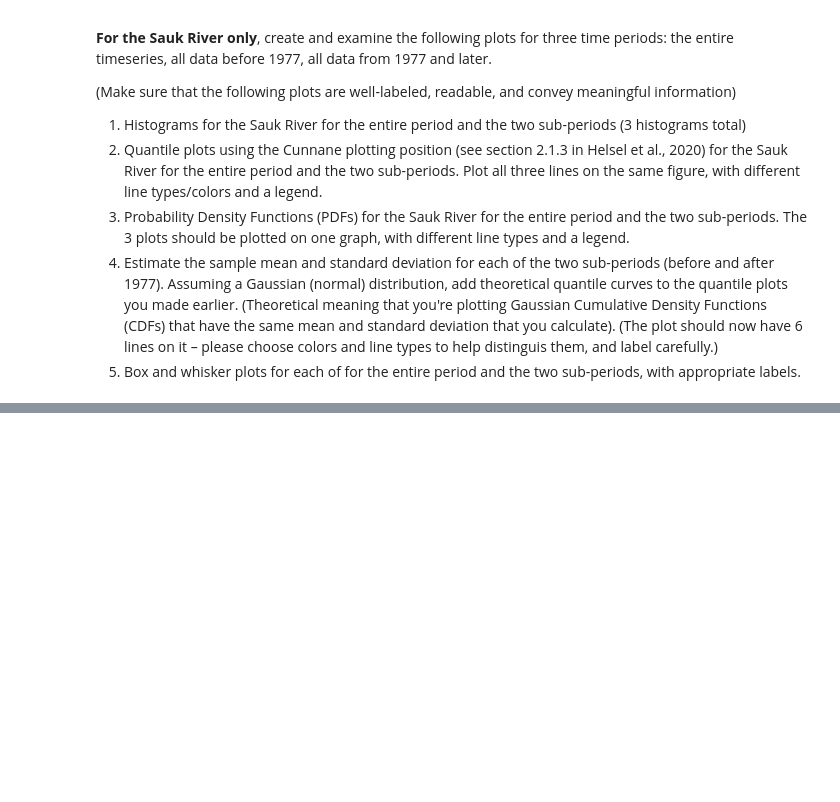
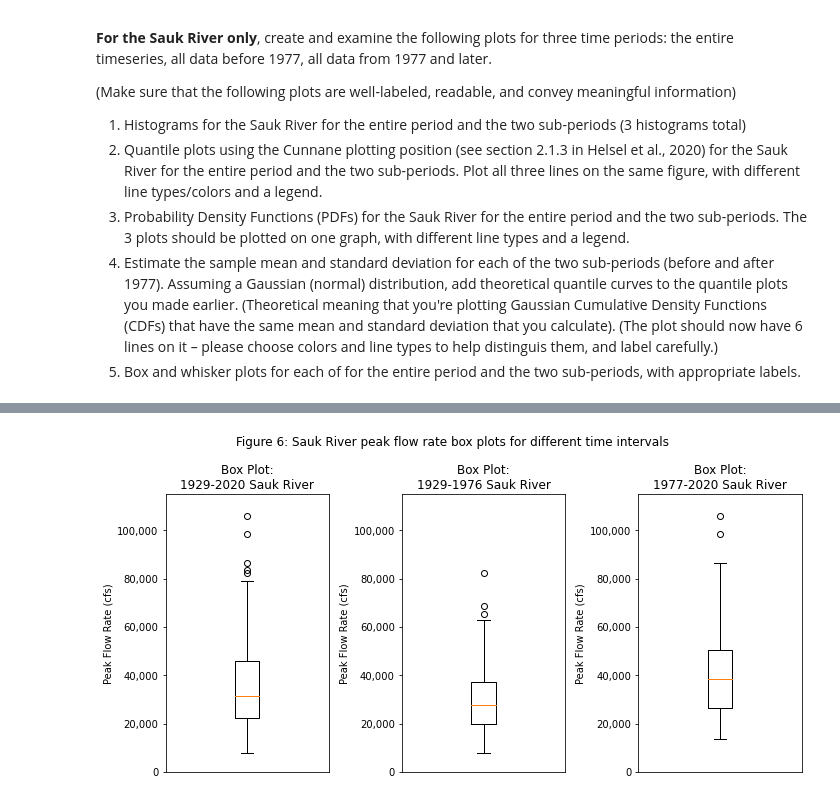
Before and after one commit to dlhogan97/CEWA565, a Jupyter notebook: Week-1/HW-1/HW-1-dlhogan.ipynb, the cells around one changed output, grey strips where cells are left out. Saved outputs shown, nothing was run; the diff lists cells and outputs as text; code cells hidden in the pictures; blank space fills up the shorter version.

```diff
--- a/Week-1/HW-1/HW-1-dlhogan.ipynb
+++ b/Week-1/HW-1/HW-1-dlhogan.ipynb
@@ -181,0 +190,20 @@ ax3.legend()
+# %%
+# B.5. Plot box plots
+# set up subplots
+fig, axs = plt.subplots(1,3, figsize=(10,5), tight_layout=True)
+fig.suptitle('Figure 6: Sauk River peak flow rate box plots for different time intervals')
+colour = ['b','purple','gold']
+# specify number of bins for histogram
+nbins = 10
+# for loop used to plot histograms for each time series of Sauk River peak data
+for i,(dates,df) in enumerate(sauk_river_peaks.items()):
+    axs[i].boxplot(df['peak_va'])
+    # plot specifications
+    axs[i].set_title('Box Plot:\n{} Sauk River'.format(dates))
+    axs[i].set_ylabel('Peak Flow Rate (cfs)')
+    axs[i].set_ylim(0,115000) # make equal to allow for easier comparison
+    axs[i].get_xaxis().set_visible(False) # hide the x-axis
+    axs[i].set_xticklabels(axs[i].get_xticks(), rotation = 45) # reference 1
+    axs[i].get_yaxis().set_major_formatter(mticker.FuncFormatter(lambda x, p: format(int(x), ','))) # reference 2
+# %% [output]
+[figure, added]
```
Also changed, not shown: parts of 11 cells of this notebook, 11 other files.
